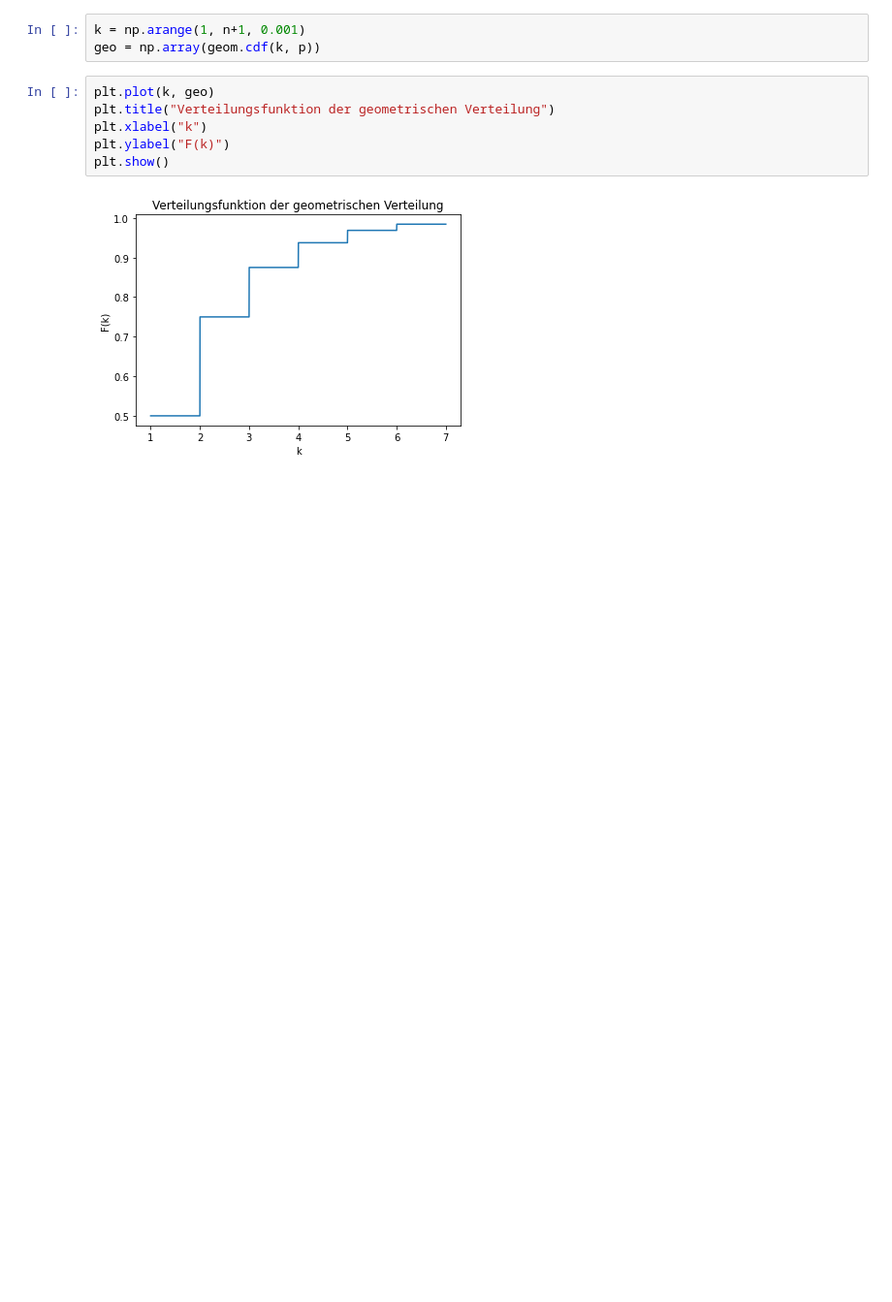
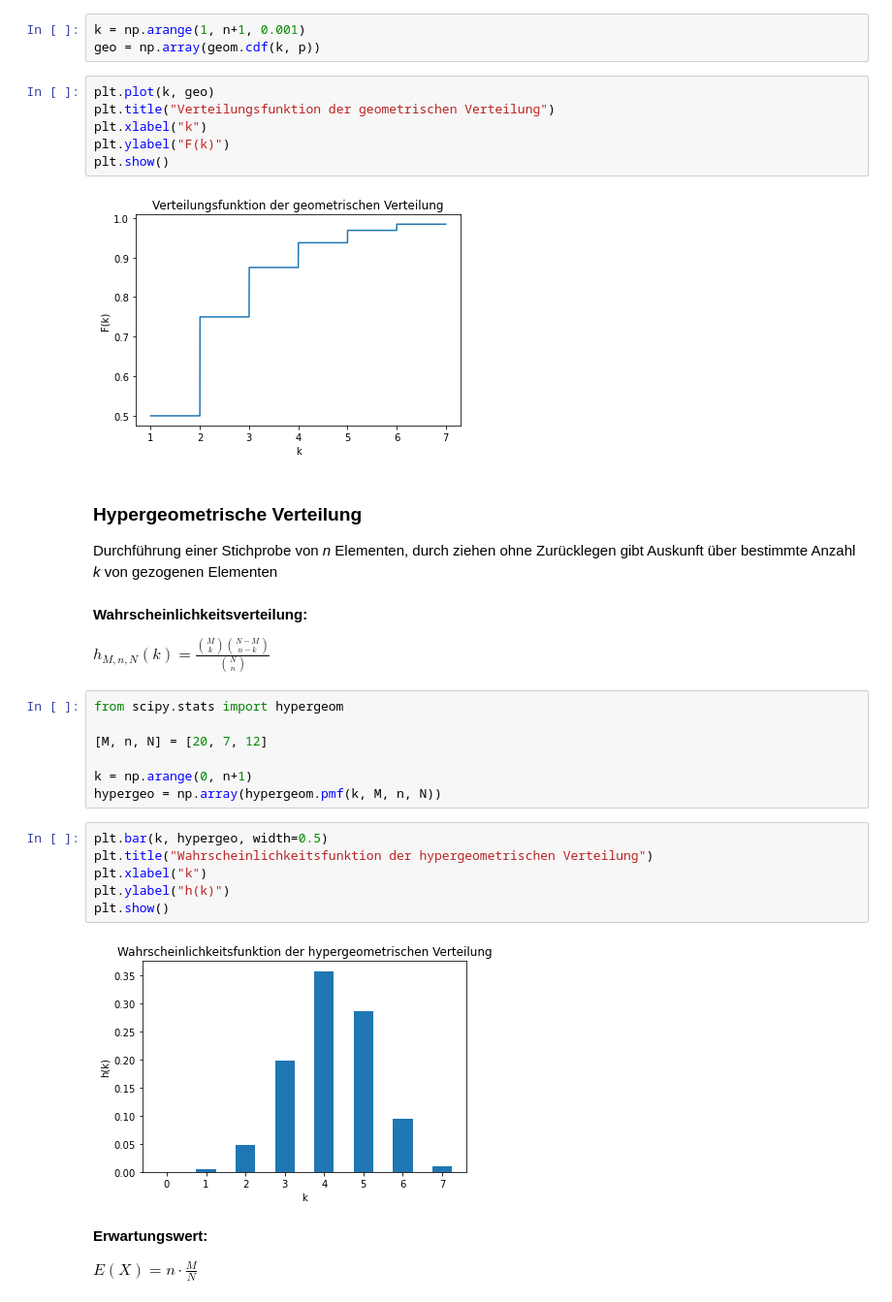
Before and after one commit to nicokossmann/Wahrscheinlichkeitsverteilungen, a Jupyter notebook: statistik.ipynb, the cells around one changed output. Shown at 97% size. Drawn from its saved outputs; the diff is of its cells as text; blank space fills up the shorter version.

Commit message:
added hypergeometrische Verteilung

```diff
--- a/statistik.ipynb
+++ b/statistik.ipynb
@@ -351,3 +351,30 @@ plt.ylabel("F(k)")
 plt.show()
 # %% [output]
 [figure]
+# %% [markdown]
+### Hypergeometrische Verteilung
+
+Durchführung einer Stichprobe von *n* Elementen, durch ziehen ohne Zurücklegen gibt Auskunft über bestimmte Anzahl *k* von gezogenen Elementen
+# %% [markdown]
+**Wahrscheinlichkeitsverteilung:**
+
+$h_{M, n, N}(k) = \frac{\binom{M}{k} \binom{N-M}{n-k}}{\binom{N}{n}}$
+# %%
+from scipy.stats import hypergeom
+
+[M, n, N] = [20, 7, 12]
+
+k = np.arange(0, n+1)
+hypergeo = np.array(hypergeom.pmf(k, M, n, N))
+# %%
+plt.bar(k, hypergeo, width=0.5)
+plt.title("Wahrscheinlichkeitsfunktion der hypergeometrischen Verteilung")
+plt.xlabel("k")
+plt.ylabel("h(k)")
+plt.show()
+# %% [output]
+[figure, added]
+# %% [markdown]
+**Erwartungswert:**
+
+$E(X) = n \cdot \frac{M}{N}$
```
Also changed, not shown: parts of 6 cells of this notebook.
